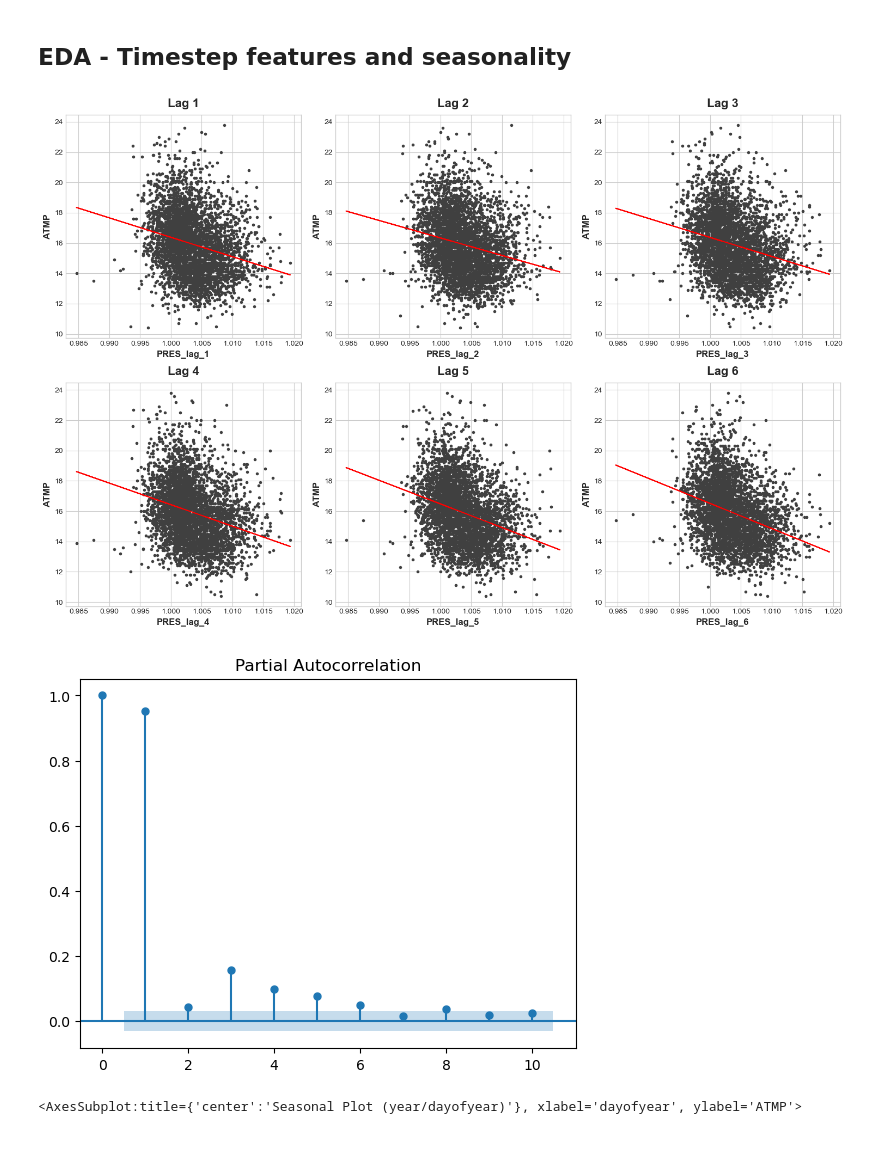
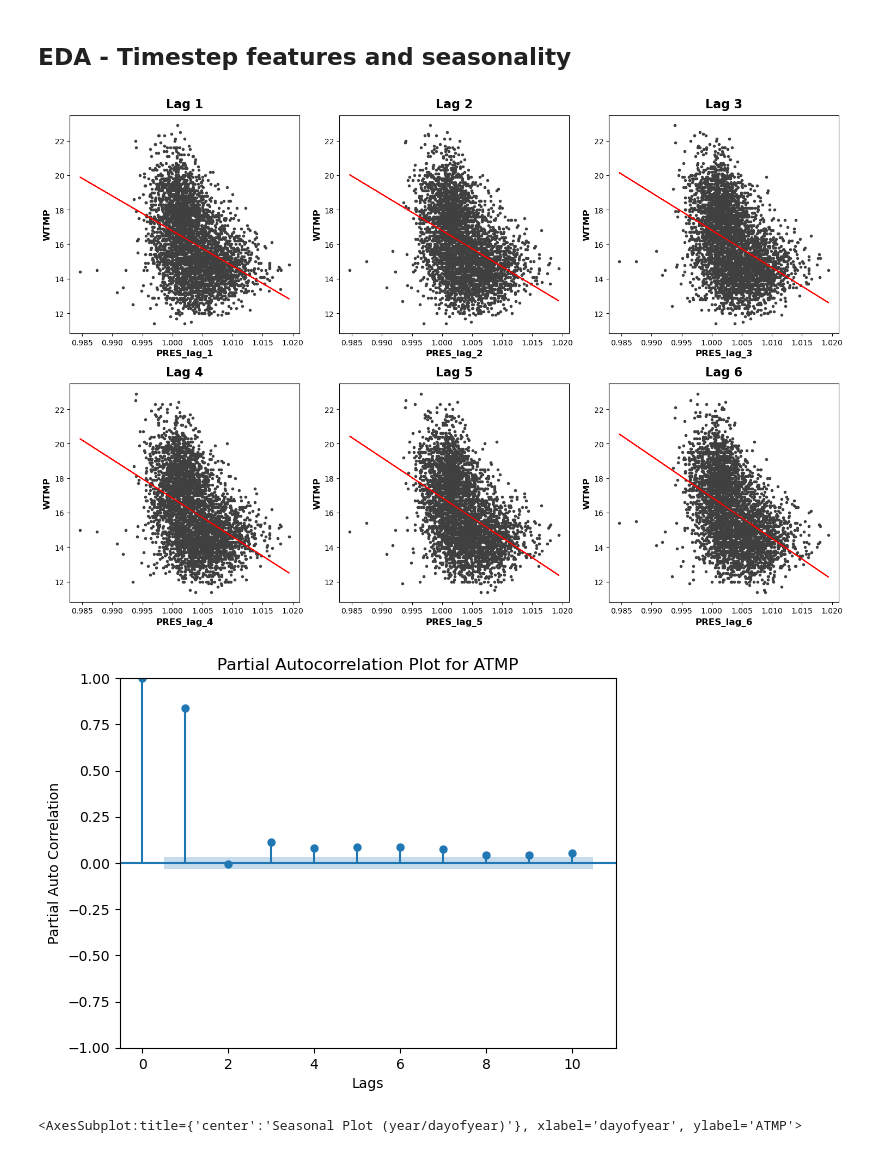
Before and after one commit to dakotarawlings/weather_timeseries_analysis, a Jupyter notebook: data_EDA.ipynb, the cells around one changed output. Drawn from its saved outputs; the diff is of its cells as text; code cells hidden in the pictures.

```diff
--- a/data_EDA.ipynb
+++ b/data_EDA.ipynb
@@ -253,16 +259,20 @@ def lag_plots(num_lags, df_in, target_column, lag_column='', num_graph_rows=2):
         ax[row,col].set_title(f'Lag {lag}')
 # %%
 #use our lag plot function to explore what lag featureres are useful
-lag_plots(6, df_engineered, 'ATMP', lag_column='PRES')
+lag_plots(6, df_engineered, 'WTMP', lag_column='PRES')
 # %% [output]
-[figure, old version]
+[figure, new version]
 # %%
 #plot a partial autocorrelation plot for our feature to help decide which lags contain useful forecasting information
 import matplotlib as mpl
 mpl.rcParams.update(mpl.rcParamsDefault)
-fig=plot_pacf(df_engineered['WTMP'], lags=10)
+fig=plot_pacf(df_engineered['ATMP'], lags=10)
+plt.xlabel("Lags")
+plt.ylabel("Partial Auto Correlation")
+plt.title("Partial Autocorrelation Plot for ATMP")
+plt.show()
 # %% [output]
-[figure, old version]
+[figure, new version]
 # %%
 # Seasonal plot and periodogram functions adapted from https://www.kaggle.com/code/ryanholbrook/seasonality
 def seasonal_plot(X, y, period, freq, ax=None):
```
Also changed, not shown: parts of 4 cells of this notebook, 3 other files.
